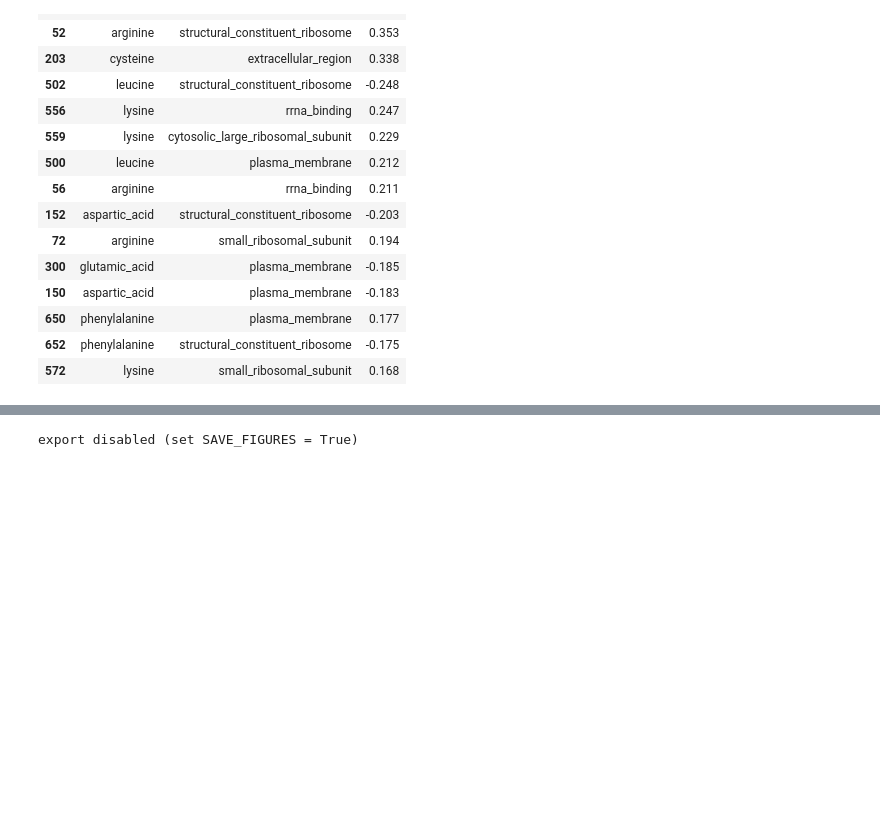
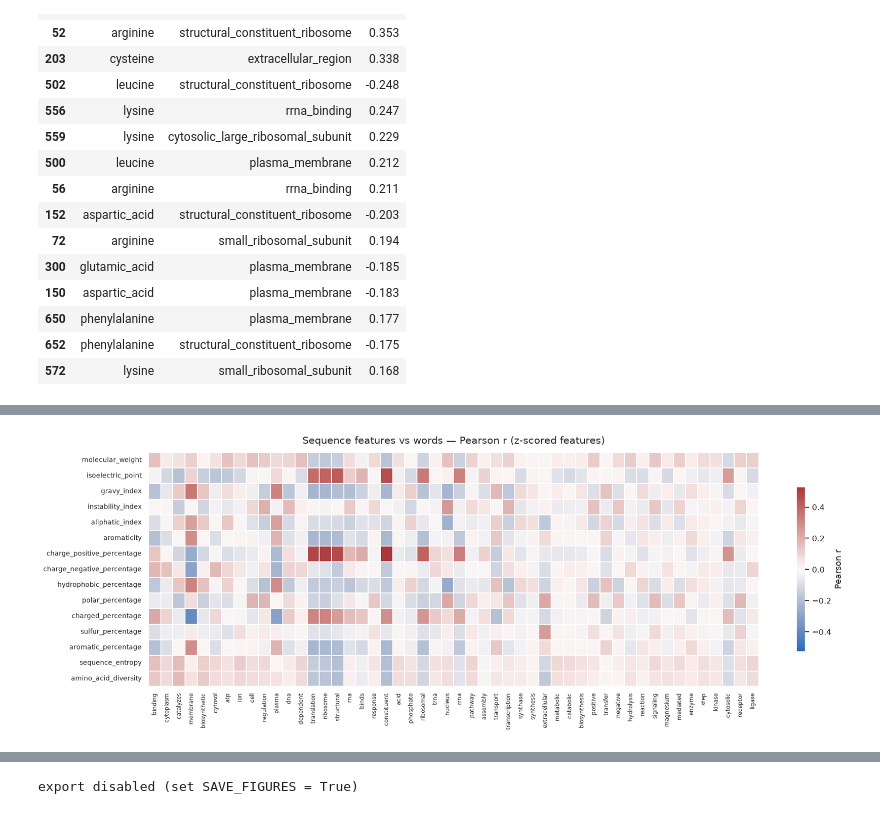
Before and after one commit to YuzuruTK/FASTA2GO, a Jupyter notebook: notebooks/correlations.ipynb, the cells around one changed output, grey strips where cells are left out. Saved outputs shown, nothing was run; the diff lists cells and outputs as text; code cells hidden in the pictures; blank space fills up the shorter version.

```diff
--- a/notebooks/correlations.ipynb
+++ b/notebooks/correlations.ipynb
@@ -354,0 +489,11 @@ strongest.sort_values("abs_r", ascending=False).head(15).drop(columns="abs_r").r
+# %%
+feature_words = feature_vs_terms(conn, "words", words, batch_size=25_000)
+feature_phrases = feature_vs_terms(conn, "phrases", phrases, batch_size=25_000)
+
+feature_words_df = pd.DataFrame(
+    feature_words, index=FEATURE_COLUMNS, columns=words
+)
+feature_phrases_df = pd.DataFrame(
+    feature_phrases, index=FEATURE_COLUMNS, columns=phrases
+)
+feature_words_df.iloc[:, :8].round(3)
@@ -354,0 +517,28 @@ strongest.sort_values("abs_r", ascending=False).head(15).drop(columns="abs_r").r
+# %%
+limit = float(np.abs(feature_words).max())
+
+fig, ax = plt.subplots(figsize=(17, 6))
+sns.heatmap(
+    feature_words_df,
+    cmap="vlag",
+    center=0,
+    vmin=-limit,
+    vmax=limit,
+    linewidths=0.2,
+    linecolor="white",
+    cbar_kws={"shrink": 0.7, "label": "Pearson r"},
+    ax=ax,
+)
+ax.set_title(
+    "Sequence features vs words — Pearson r (z-scored features)",
+    fontsize=14,
+    pad=12,
+)
+ax.set_xlabel("")
+ax.set_ylabel("")
+ax.tick_params(axis="x", labelrotation=90, labelsize=8)
+ax.tick_params(axis="y", labelsize=9)
+plt.tight_layout()
+plt.show()
+# %% [output]
+[figure, added]
```
Also changed, not shown: parts of 15 cells of this notebook, 9 other files.
